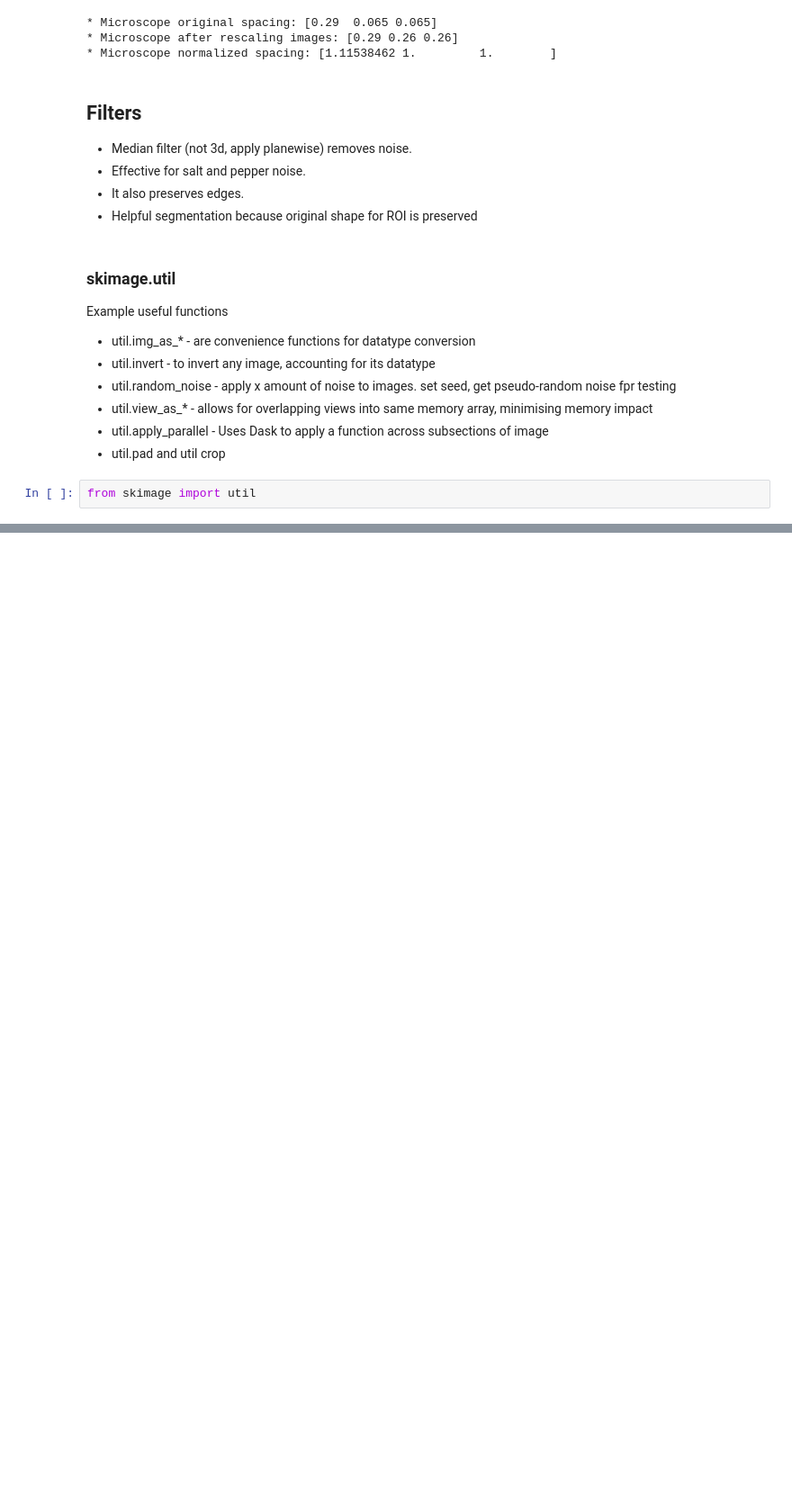
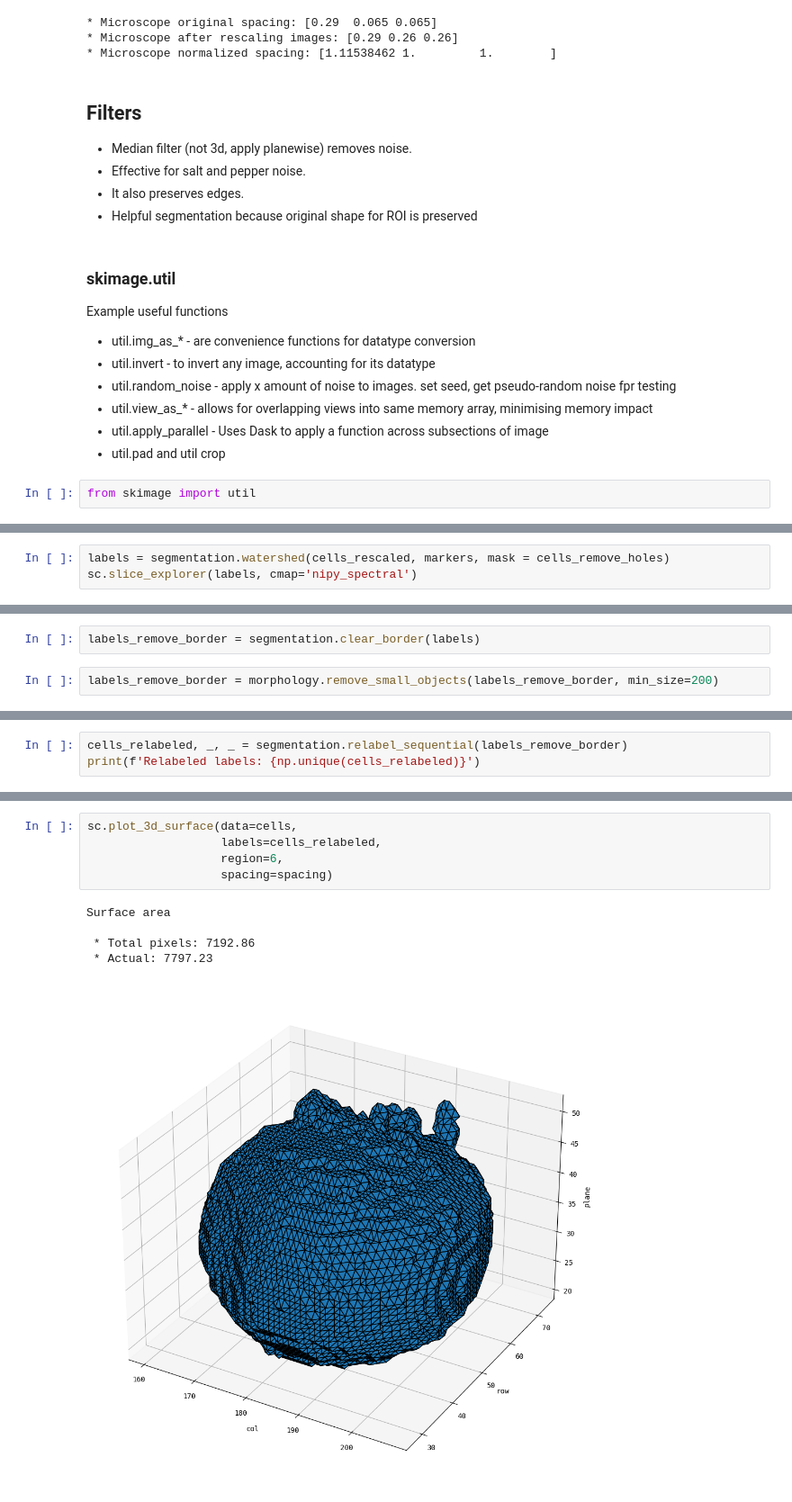
Before and after one commit to jazwilson/skimage_analysis_notebook, a Jupyter notebook: scikit_image_3D_analysis_umbrellaworkshop.ipynb, the cells around one changed output, grey strips where cells are left out. Shown at 90% size. Drawn from its saved outputs; the diff is of its cells as text; blank space fills up the shorter version.

```diff
--- a/scikit_image_3D_analysis_umbrellaworkshop.ipynb
+++ b/scikit_image_3D_analysis_umbrellaworkshop.ipynb
@@ -186,0 +401,3 @@ from skimage import util
+# %%
+labels = segmentation.watershed(cells_rescaled, markers, mask = cells_remove_holes)
+sc.slice_explorer(labels, cmap='nipy_spectral')
@@ -186,0 +420,4 @@ from skimage import util
+# %%
+labels_remove_border = segmentation.clear_border(labels)
+# %%
+labels_remove_border = morphology.remove_small_objects(labels_remove_border, min_size=200)
@@ -186,0 +434,3 @@ from skimage import util
+# %%
+cells_relabeled, _, _ = segmentation.relabel_sequential(labels_remove_border)
+print(f'Relabeled labels: {np.unique(cells_relabeled)}')
@@ -186,0 +514,11 @@ from skimage import util
+# %%
+sc.plot_3d_surface(data=cells,
+                   labels=cells_relabeled,
+                   region=6,
+                   spacing=spacing)
+# %% [output]
+Surface area
+
+ * Total pixels: 7192.86
+ * Actual: 7797.23
+[figure, added]
```
Also changed, not shown: parts of 47 cells of this notebook, 1 other file.
